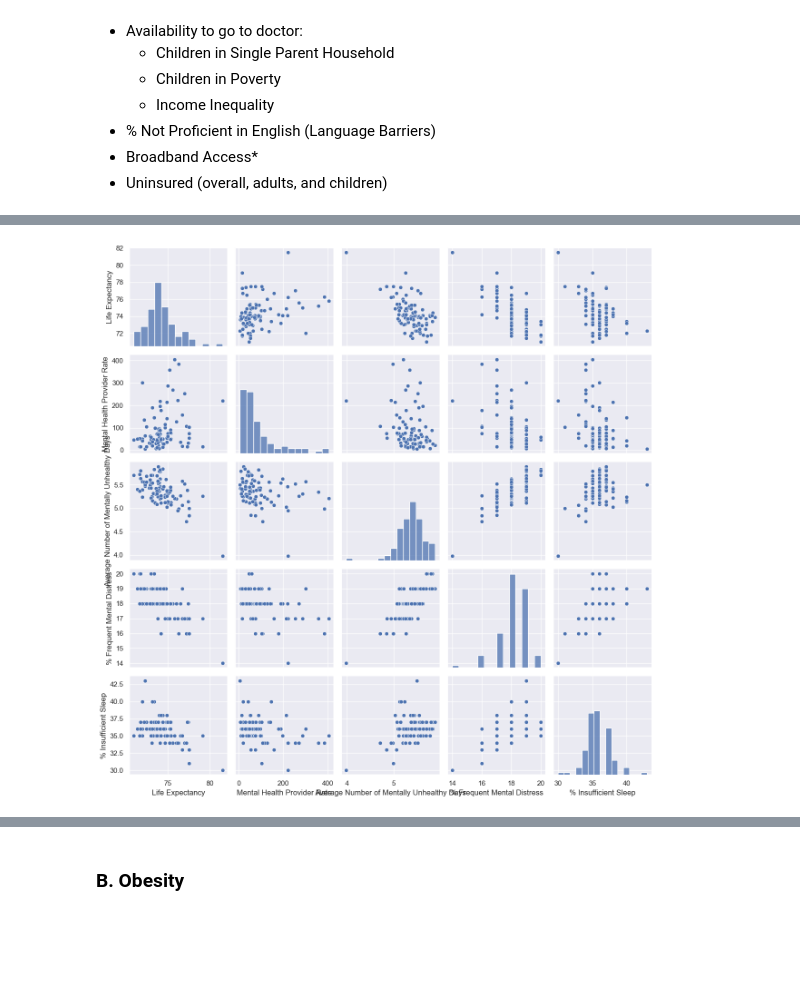
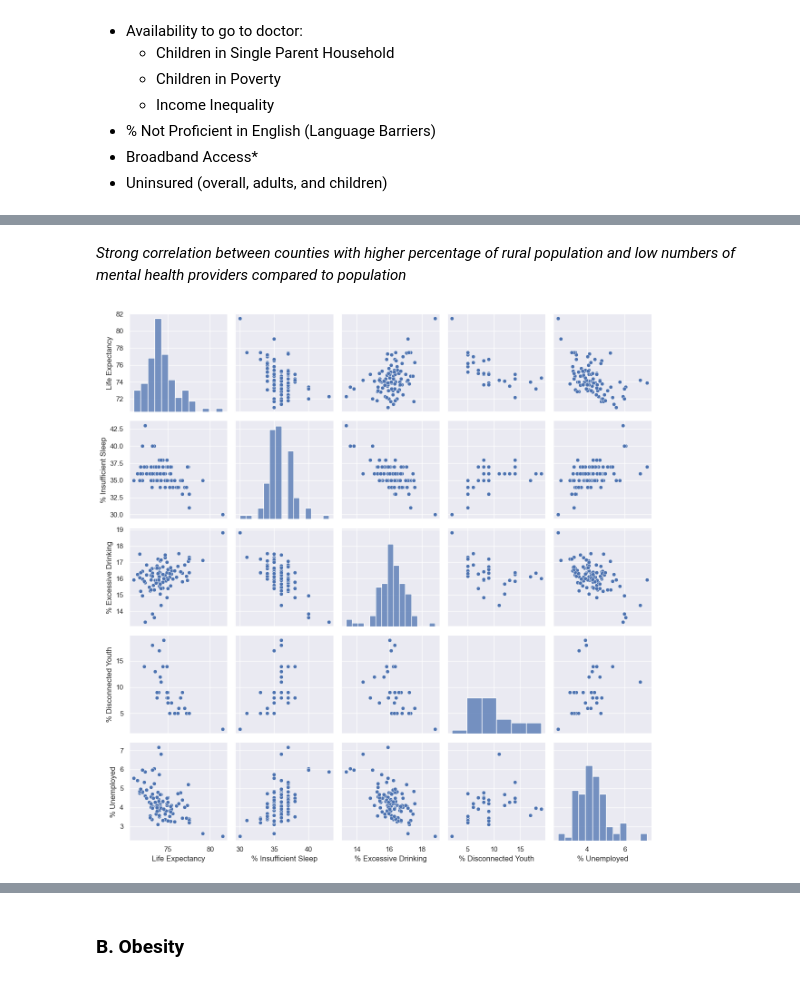
Before and after one commit to MQuarles2012/Telehealth_Analysis, a Jupyter notebook: Capstone Notebook.ipynb, the cells around one changed output, grey strips where cells are left out. Saved outputs shown, nothing was run; the diff lists cells and outputs as text; code cells hidden in the pictures; blank space fills up the shorter version.

Commit message:
correlation analysis
correlation

```diff
--- a/Capstone Notebook.ipynb
+++ b/Capstone Notebook.ipynb
@@ -730,0 +666,16 @@ mental_health_matrix = mental_health_df[[c,var1,var2,var3,var4]]
+# %%
+#Then I want to create another df to add the mental health variables
+#variable columns:
+var1 = 'Mental Health Provider Rate'
+var2 = 'Average Number of Mentally Unhealthy Days'
+var3 = '% Frequent Mental Distress'
+var4 = '% Insufficient Sleep'
+var5 = 'Drug Overdose Mortality Rate'
+var6 = '% Driving Deaths with Alcohol Involvement'
+var7 = '% Excessive Drinking'
+var8 = '% Disconnected Youth'
+var9 = '% Unemployed'
+var10 = 'Suicide Rate (Age-Adjusted)'
+
+mental_health_df = CHRR_df[[a,b,c,d,var1,var2,var3,var4,var5,var6,var7,var8,var9,var10,e,f,g,h,i,j,k,l,m,n,o,p]]
+#mental_health_df.head()
@@ -731,7 +720,26 @@ mental_health_matrix = mental_health_df[[c,var1,var2,var3,var4]]
+# %% [markdown]
+*Strong correlation between counties with higher percentage of rural population and low numbers of mental health providers compared to population*
+# %%
+#To show a correlogram, I need to break down the data into less variables
+
+#Is there a correlation between life expectancy and mental health providers?
+life_expectancy_corr = mental_health_df[[c,var4,var7,var8,var9]]
+
+#Are there correlations between mental health providers and certain demographics?
+
+#rural populations, gender, age
+mental_health_access_demographics = mental_health_df[[e,f,n,o,var1]]
+#Race
+mental_health_access_race = mental_health_df[[g,h,i,j,k,l,var1]]
+#english proficiency?
+
+
+#Is there a correlation between rural populations and rates of disconnected youth, unemployment
 # %%
 # Create the correlogram
-sns.pairplot(life_expectancy_corr)
+data = life_expectancy_corr
+sns.pairplot(data)
 plt.tight_layout()
 plt.show()
 # %% [output]
-[figure, old version]
+[figure, new version]
```
Also changed, not shown: parts of 17 cells of this notebook, 3 other files.
